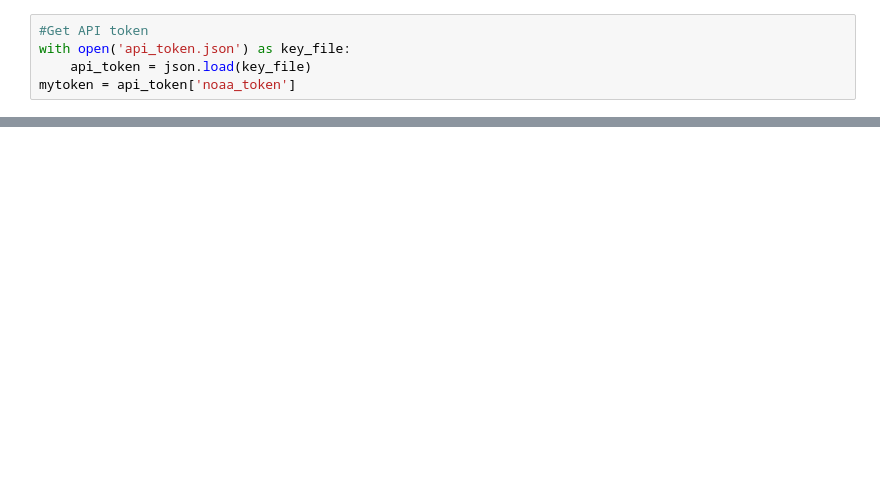
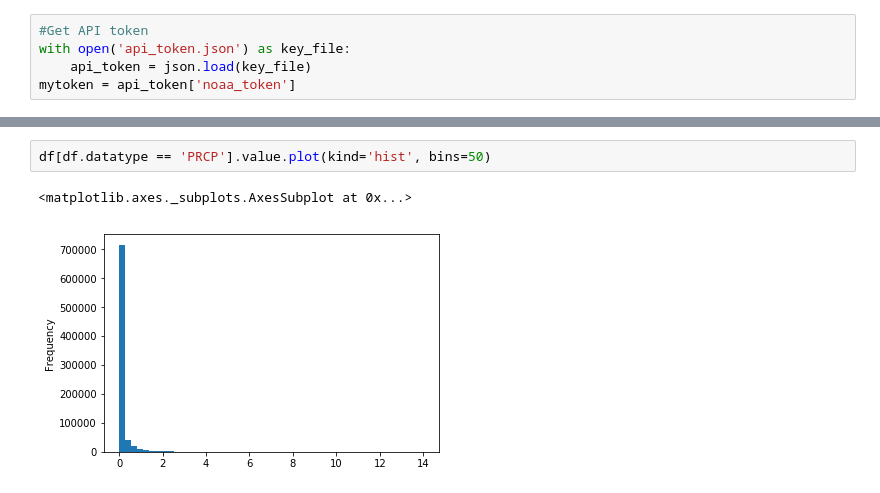
Before and after one commit to fkaita/Springboard, a Jupyter notebook: Capstone/Data_Collection_NOAA.ipynb, the cells around one changed output, grey strips where cells are left out. Drawn from its saved outputs; the diff is of its cells as text; blank space fills up the shorter version.

```diff
--- a/Capstone/Data_Collection_NOAA.ipynb
+++ b/Capstone/Data_Collection_NOAA.ipynb
@@ -70,0 +575,5 @@ len(df.station.unique())
+# %%
+df[df.datatype == 'PRCP'].value.plot(kind='hist', bins=50)
+# %% [output]
+<matplotlib.axes._subplots.AxesSubplot at 0x...>
+[figure, added]
```
Also changed, not shown: parts of 45 cells of this notebook.
